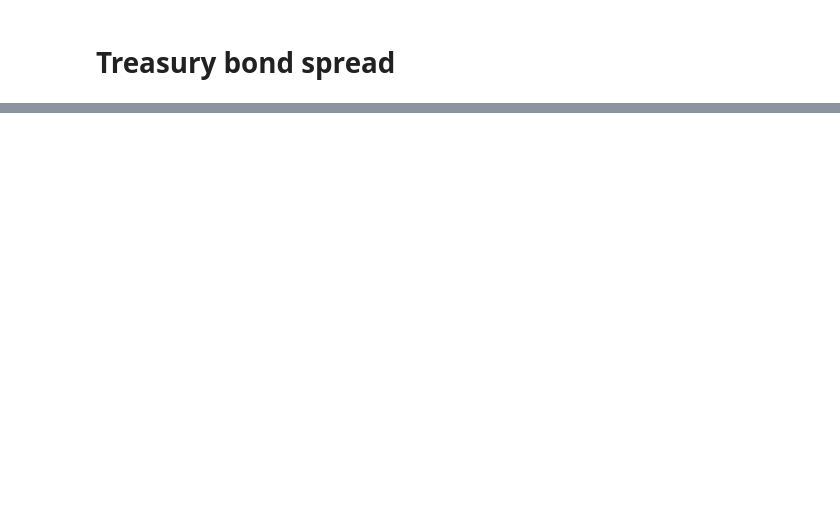
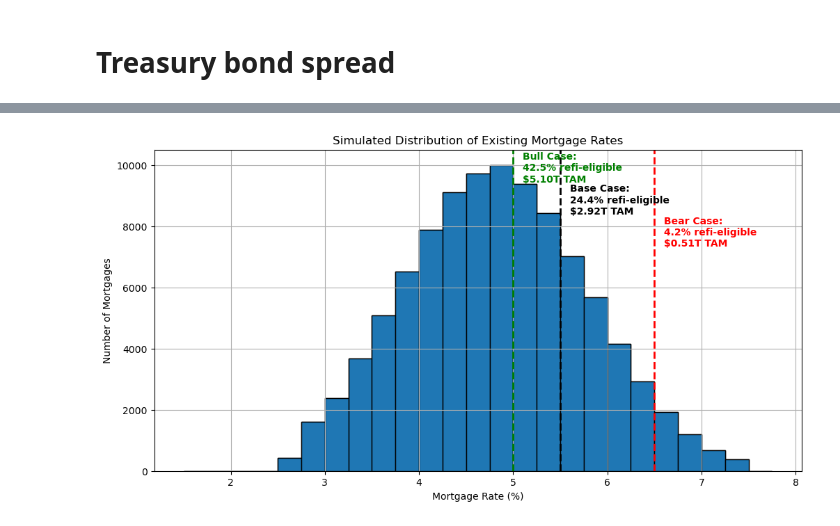
Before and after one commit to mgarber93/mbs-model, a Jupyter notebook: mortgage-model.ipynb, the cells around one changed output, grey strips where cells are left out. Cells and saved outputs as stored; diff of their text form; code cells hidden in the pictures; blank space fills up the shorter version.

```diff
--- a/mortgage-model.ipynb
+++ b/mortgage-model.ipynb
@@ -92,0 +28,58 @@ plt.show()
+# %%
+import matplotlib.pyplot as plt
+
+# Simulate a population of mortgage rates
+np.random.seed(42)
+simulated_rates = np.random.normal(loc=4.8, scale=1, size=100000)
+simulated_rates = simulated_rates[(simulated_rates > 2.65) & (simulated_rates < 7.5)]  # trim unrealistic values
+# Projected Jan 2026 30-year mortgage rate scenarios
+forecast_rates = {
+    'Bull Case': 5.0,
+    'Base Case': 5.5,
+    'Bear Case': 6.5
+}
+
+colors = {
+    'Bull Case': 'green',
+    'Base Case': 'black',
+    'Bear Case': 'red'
+}
+
+# Create histogram bins for analysis
+bins = np.arange(1.5, 8, 0.25)
+hist_vals, bin_edges = np.histogram(simulated_rates, bins=bins)
+
+# Calculate midpoints for bar labels
+bin_mids = (bin_edges[:-1] + bin_edges[1:]) / 2
+
+fig, ax = plt.subplots(figsize=(12, 6))
+total_borrowers = len(simulated_rates)
+ax.hist(simulated_rates, bins=np.arange(1.5, 8, 0.25), edgecolor='black', color='skyblue')
+
+# Add vertical lines for each rate forecast
+for label, rate in forecast_rates.items():
+    ax.axvline(x=rate, color=colors[label], linestyle='--', linewidth=2, label=f'Forecast: {label} ({rate}%)')
+
+y_max = ax.get_ylim()[1]
+total_outstanding_mortgages = 12_000_000_000_000  # Adjust to latest figure
+
+# Add TAM labels for each scenario
+for i, (label, threshold) in enumerate(forecast_rates.items()):
+    eligible_count = sum(val for val, mid in zip(hist_vals, bin_mids) if mid > threshold)
+    percent = (eligible_count / total_borrowers) * 100
+    tam_dollars = (percent / 100) * total_outstanding_mortgages
+
+    # Apply vertical offset based on index to stagger labels
+    vertical_offset = 0.9 - (i * 0.1)
+    ax.text(threshold + 0.1, y_max * vertical_offset,
+            f"{label}:\n{percent:.1f}% refi-eligible\n${tam_dollars/1e12:.2f}T TAM",
+            color=colors[label], fontsize=10, weight='bold')
+# Plot histogram
+plt.hist(simulated_rates, bins=np.arange(1.5, 8, 0.25), edgecolor='black')
+plt.title("Simulated Distribution of Existing Mortgage Rates")
+plt.xlabel("Mortgage Rate (%)")
+plt.ylabel("Number of Mortgages")
+plt.grid(True)
+plt.show()
+# %% [output]
+[figure, added]
```
Also changed, not shown: parts of 2 cells of this notebook.
